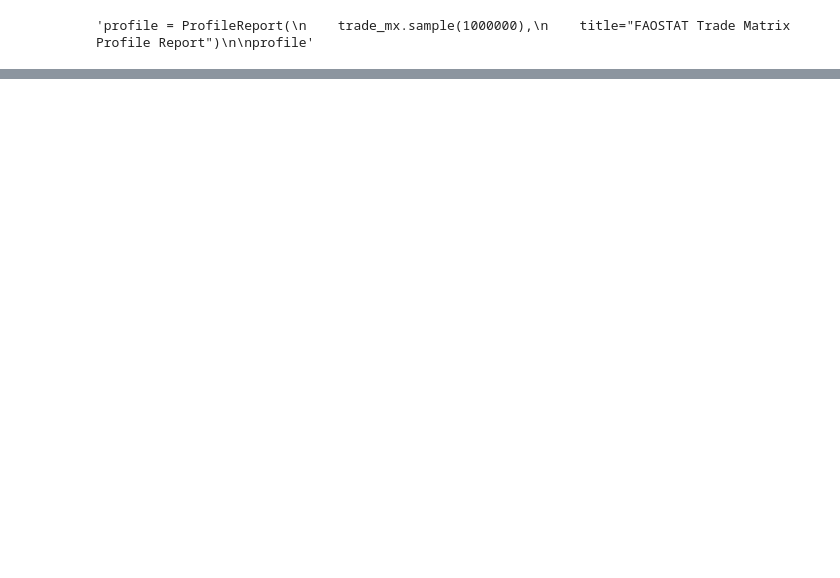
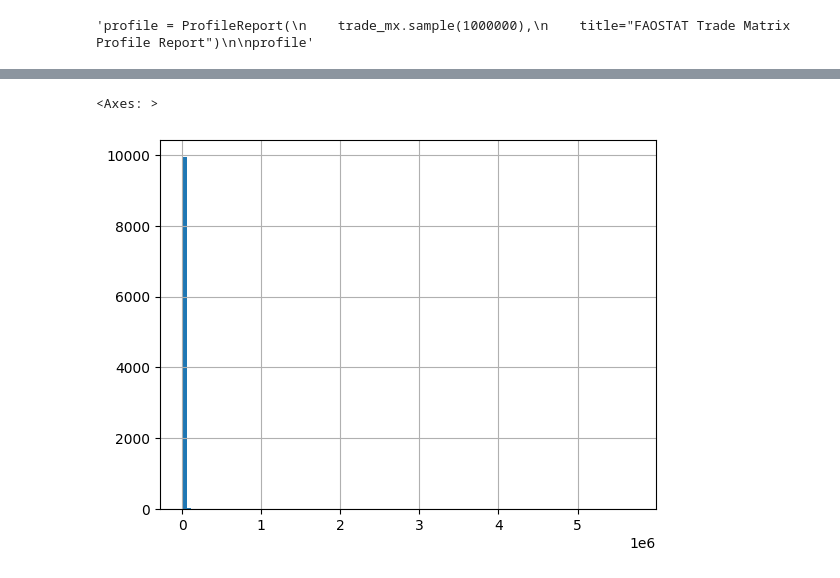
Before and after one commit to ezemriv/FAO-Food-CO2-Footprint, a Jupyter notebook: food_trading/01_trade_matrix_first_analysis.ipynb, the cells around one changed output, grey strips where cells are left out. Drawn from its saved outputs; the diff is of its cells as text; code cells hidden in the pictures; blank space fills up the shorter version.

```diff
--- a/food_trading/01_trade_matrix_first_analysis.ipynb
+++ b/food_trading/01_trade_matrix_first_analysis.ipynb
@@ -51,0 +58,5 @@ profile"""
+# %%
+trade_mx['Value'].sample(10000).hist(bins=100)
+# %% [output]
+<Axes: >
+[figure, added]
```
Also changed, not shown: parts of 26 cells of this notebook, 5 other files.
